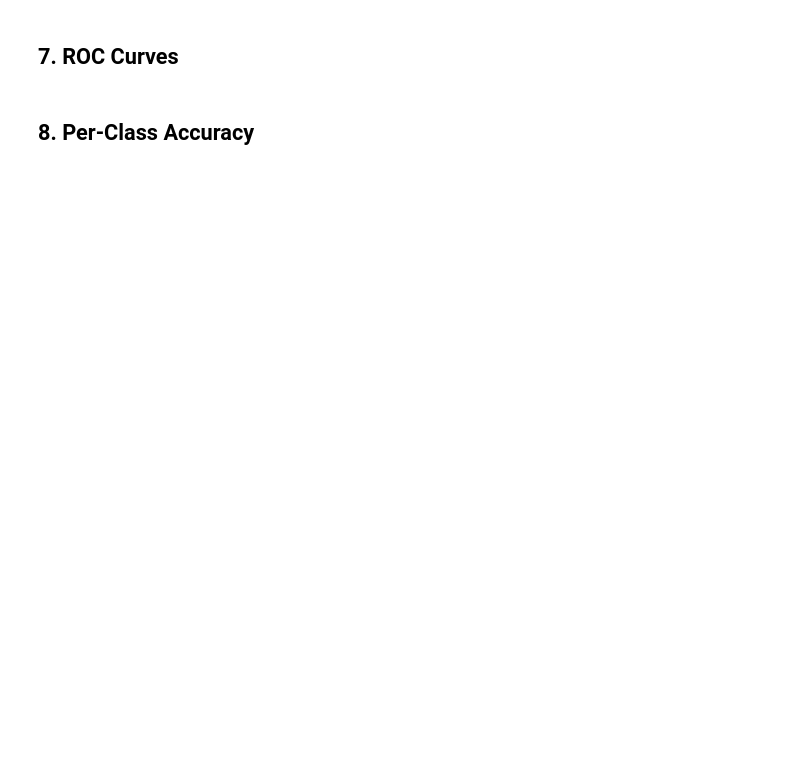
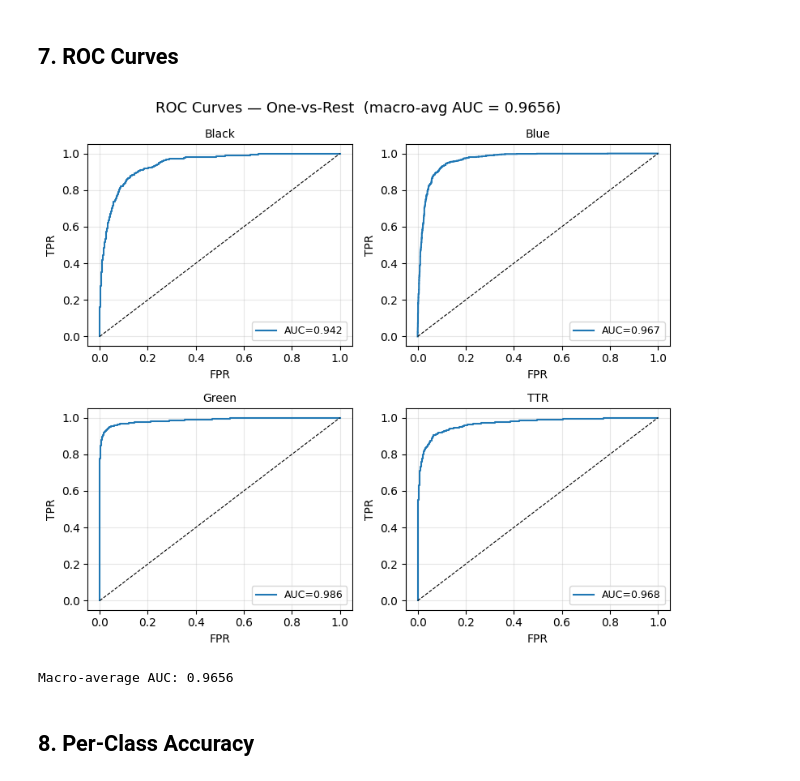
Before and after one commit to camdnnn/617-Assignment-2, a Jupyter notebook: src/evaluation/evaluate.ipynb, the cells around one changed output. Saved outputs shown, nothing was run; the diff lists cells and outputs as text; code cells hidden in the pictures; blank space fills up the shorter version.

```diff
--- a/src/evaluation/evaluate.ipynb
+++ b/src/evaluation/evaluate.ipynb
@@ -220,35 +227,38 @@ plt.show()
 # %%
 labels_bin = label_binarize(all_labels, classes=list(range(num_classes)))
 
-cols = min(4, num_classes)
+cols = int(np.floor(np.sqrt(num_classes)))
 rows = int(np.ceil(num_classes / cols))
 fig, axes = plt.subplots(rows, cols, figsize=(cols * 4, rows * 3.5))
 axes_flat = np.array(axes).flatten()
 
 macro_auc = []
 for i, name in enumerate(class_names):
     fpr, tpr, _ = roc_curve(labels_bin[:, i], all_probs[:, i])
     roc_auc     = auc(fpr, tpr)
     macro_auc.append(roc_auc)
 
     ax = axes_flat[i]
     ax.plot(fpr, tpr, lw=1.5, label=f"AUC={roc_auc:.3f}")
     ax.plot([0, 1], [0, 1], "k--", lw=0.8)
     ax.set_title(name, fontsize=10)
     ax.set_xlabel("FPR")
     ax.set_ylabel("TPR")
     ax.legend(fontsize=9)
     ax.grid(True, alpha=0.3)
 
 # Hide unused subplots
 for j in range(num_classes, len(axes_flat)):
     axes_flat[j].set_visible(False)
 
 macro_mean = float(np.mean(macro_auc))
 plt.suptitle(f"ROC Curves — One-vs-Rest  (macro-avg AUC = {macro_mean:.4f})", fontsize=13)
 plt.tight_layout()
 plt.show()
 print(f"Macro-average AUC: {macro_mean:.4f}")
+# %% [output]
+[figure, added]
+Macro-average AUC: 0.9656
 # %% [markdown]
 ## 8. Per-Class Accuracy
 # %%
```
Also changed, not shown: parts of 10 cells of this notebook, 2 other files.
